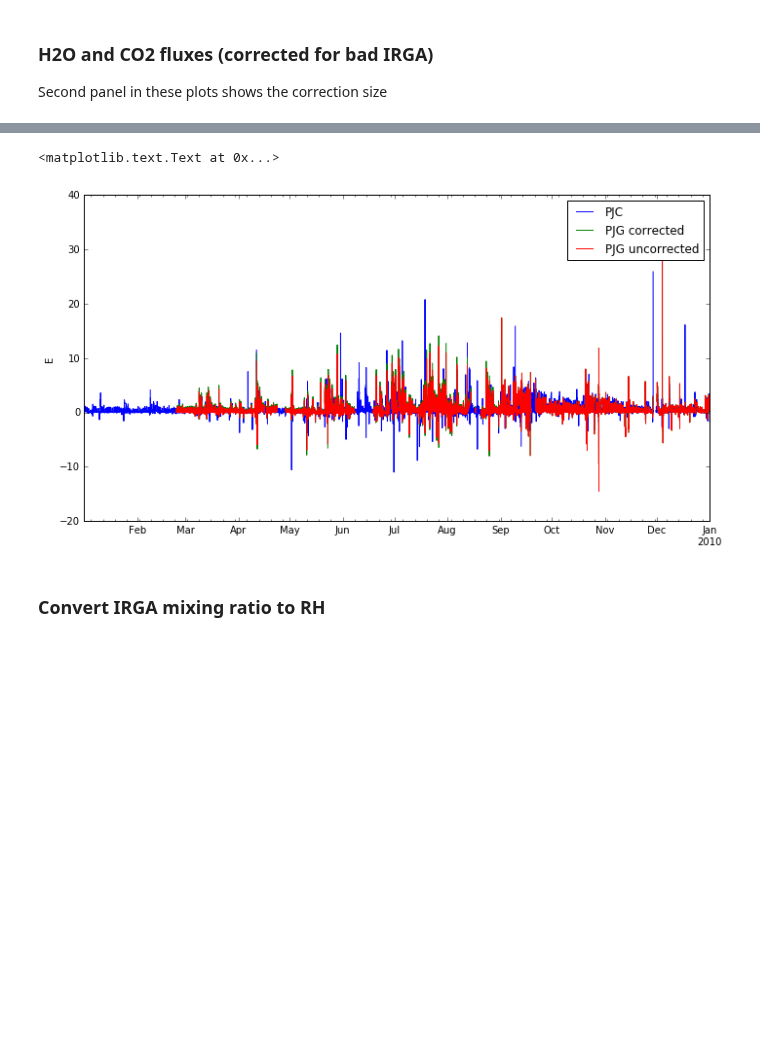
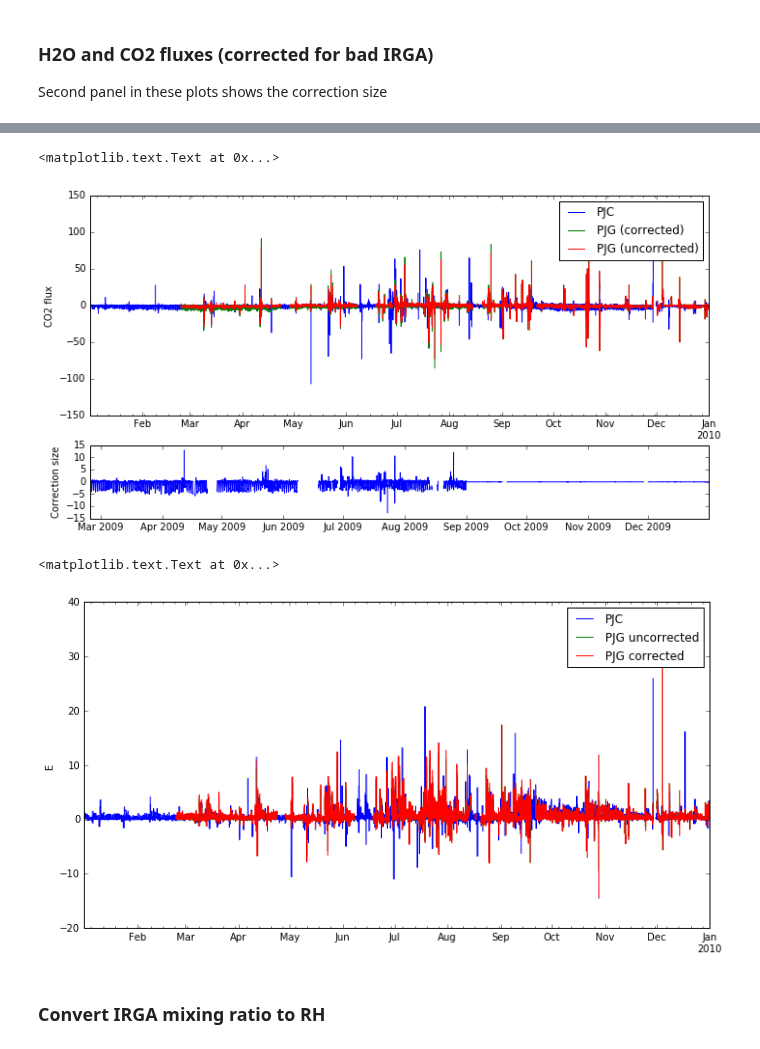
Before and after one commit to gremau/NMEG_miscellany, a Jupyter notebook: jupyter/PJG_2009_ET&LE_issues.ipynb, the cells around one changed output, grey strips where cells are left out. Saved outputs shown, nothing was run; the diff lists cells and outputs as text; code cells hidden in the pictures; blank space fills up the shorter version.

```diff
--- a/jupyter/PJG_2009_ET&LE_issues.ipynb
+++ b/jupyter/PJG_2009_ET&LE_issues.ipynb
@@ -188,14 +196,30 @@ plt.ylabel('Correction size')
+# %%
+# Density and frequency corrected CO2 flux
+gs = gridspec.GridSpec(2, 1, height_ratios=[3, 1])
+plt.figure(figsize=( 11.5, 6 ))
+plt.subplot(gs[0])
+pjc_fa.Fc_raw_massman_ourwpl.plot()
+pjg_fa.Fc_raw_massman_ourwpl.plot()
+pjg_uncorr_fa.Fc_raw_massman_ourwpl.plot()
+plt.ylabel('CO2 flux')
+plt.legend(['PJC', 'PJG (corrected)', 'PJG (uncorrected)'])
+plt.subplot(gs[1])
+plt.plot(pjc_fa.index, pjg_fa.Fc_raw_massman_ourwpl - pjg_uncorr_fa.Fc_raw_massman_ourwpl)
+plt.ylabel('Correction size')
+# %% [output]
+<matplotlib.text.Text at 0x...>
+[figure, added]
 # %%
 # H2O mass flux (E - corrected)
 plt.figure(figsize=( 11.5, 6 ))
 pjc_fa.E_raw.plot()
 pjg_fa.E_raw.plot()
-pjg_unc_fa.E_raw.plot()
-plt.legend(['PJC', 'PJG corrected', 'PJG uncorrected'])
+pjg_lecorr_fa.E_raw.plot()
+plt.legend(['PJC', 'PJG uncorrected', 'PJG corrected'])
 plt.ylabel('E')
 # %% [output]
 <matplotlib.text.Text at 0x...>
-[figure, old version]
+[figure, new version]
 # %% [markdown]
 ### Convert IRGA mixing ratio to RH
 # %%
```
Also changed, not shown: parts of 8 cells of this notebook.
